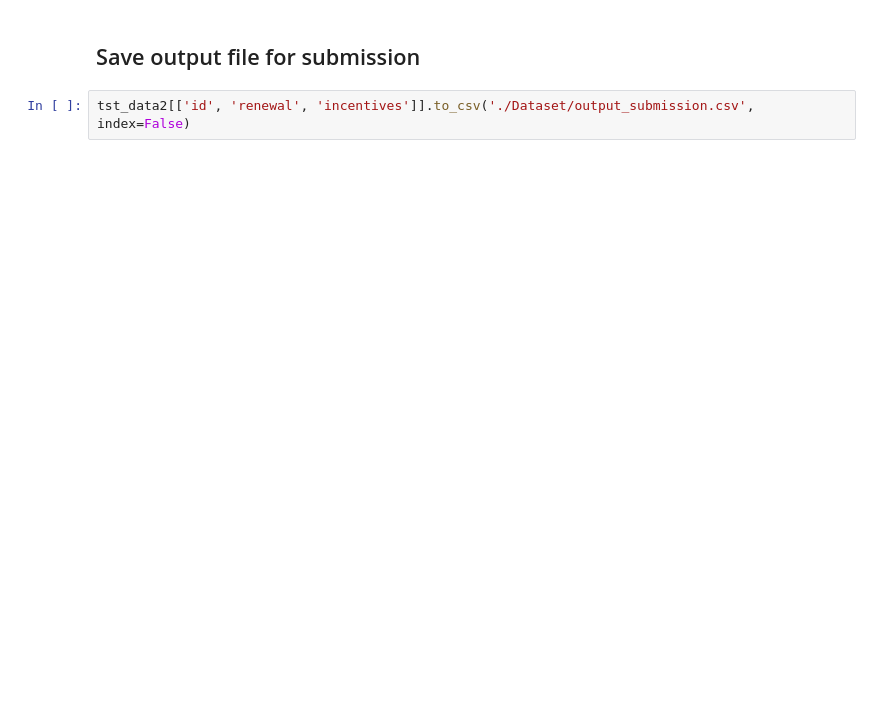
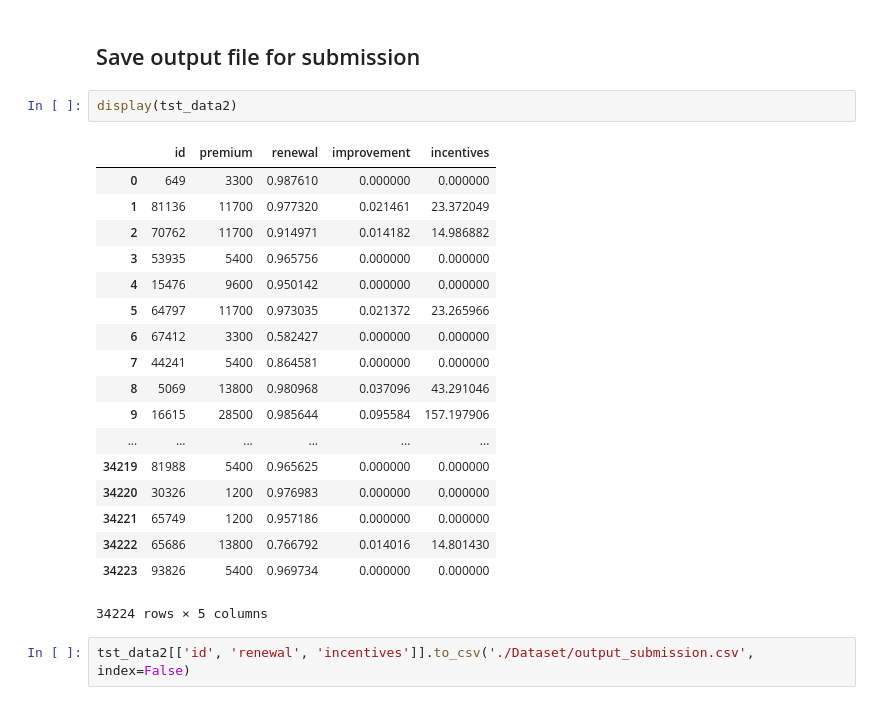
Before and after one commit to minhoe/MA_Hackathon, a Jupyter notebook: Main2_MaximizeRevenue.ipynb, the cells around one changed output. Drawn from its saved outputs; the diff is of its cells as text; blank space fills up the shorter version.

```diff
--- a/Main2_MaximizeRevenue.ipynb
+++ b/Main2_MaximizeRevenue.ipynb
@@ -170,4 +170,25 @@ print(round(time.time() - t1), 'seconds.')
 # %% [markdown]
 ## Save output file for submission
+# %%
+display(tst_data2)
+# %% [output]
+|  | id | premium | renewal | improvement | incentives |
+| 0 | 649 | 3300 | 0.987610 | 0.000000 | 0.000000 |
+| 1 | 81136 | 11700 | 0.977320 | 0.021461 | 23.372049 |
+| 2 | 70762 | 11700 | 0.914971 | 0.014182 | 14.986882 |
+| 3 | 53935 | 5400 | 0.965756 | 0.000000 | 0.000000 |
+| 4 | 15476 | 9600 | 0.950142 | 0.000000 | 0.000000 |
+| 5 | 64797 | 11700 | 0.973035 | 0.021372 | 23.265966 |
+| 6 | 67412 | 3300 | 0.582427 | 0.000000 | 0.000000 |
+| 7 | 44241 | 5400 | 0.864581 | 0.000000 | 0.000000 |
+| 8 | 5069 | 13800 | 0.980968 | 0.037096 | 43.291046 |
+| 9 | 16615 | 28500 | 0.985644 | 0.095584 | 157.197906 |
+| ... | ... | ... | ... | ... | ... |
+| 34219 | 81988 | 5400 | 0.965625 | 0.000000 | 0.000000 |
+| 34220 | 30326 | 1200 | 0.976983 | 0.000000 | 0.000000 |
+| 34221 | 65749 | 1200 | 0.957186 | 0.000000 | 0.000000 |
+| 34222 | 65686 | 13800 | 0.766792 | 0.014016 | 14.801430 |
+| 34223 | 93826 | 5400 | 0.969734 | 0.000000 | 0.000000 |
+34224 rows × 5 columns
 # %%
 tst_data2[['id', 'renewal', 'incentives']].to_csv('./Dataset/output_submission.csv', index=False)
```
Also changed, not shown: parts of 1 cell of this notebook, 2 other files.
